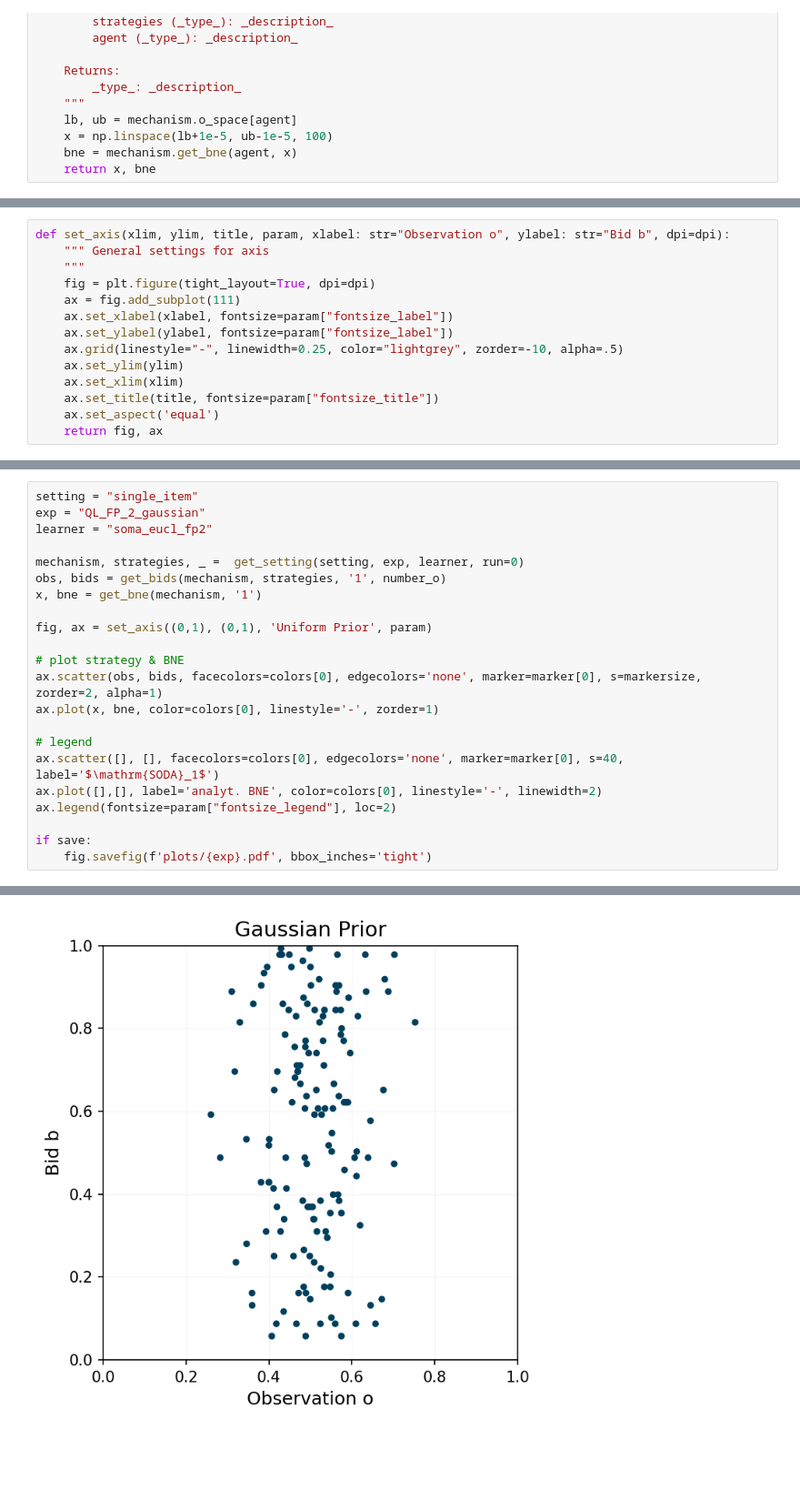
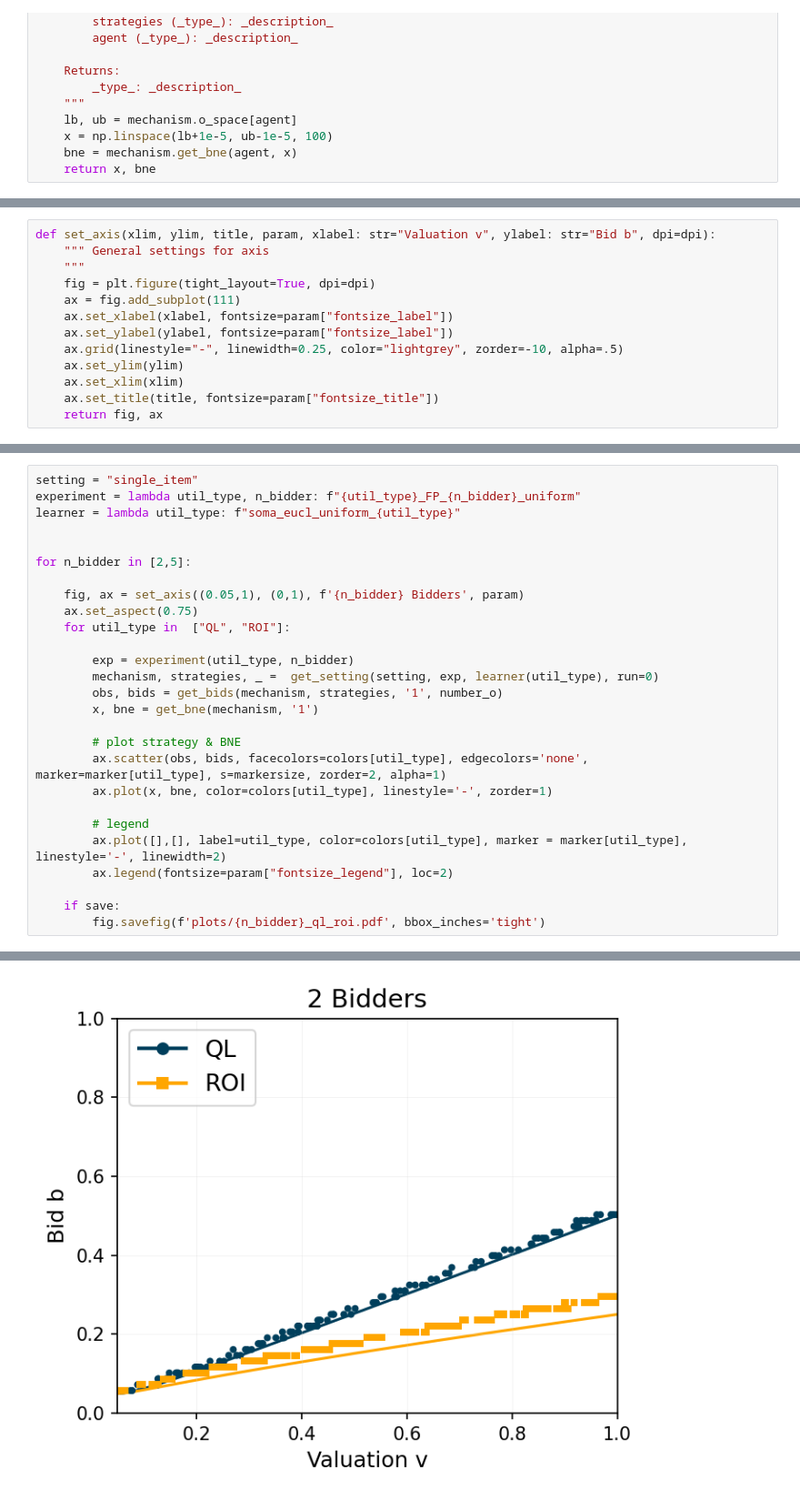
Before and after one commit to MOberlechner/soda, a Jupyter notebook: experiment/soda_util/results/plots.ipynb, the cells around one changed output, grey strips where cells are left out. Shown: that part at 91% size. Drawn from its saved outputs; the diff is of its cells as text; blank space fills up the shorter version.

Commit message:
add notebooks with plots

```diff
--- a/experiment/soda_util/results/plots.ipynb
+++ b/experiment/soda_util/results/plots.ipynb
@@ -76,7 +89,7 @@ markersize = 20
 dpi = 150
 save = False
 # %%
-def set_axis(xlim, ylim, title, param, xlabel: str="Observation o", ylabel: str="Bid b", dpi=dpi):
+def set_axis(xlim, ylim, title, param, xlabel: str="Valuation v", ylabel: str="Bid b", dpi=dpi):
     """ General settings for axis
     """
     fig = plt.figure(tight_layout=True, dpi=dpi)
@@ -87,5 +100,4 @@ def set_axis(xlim, ylim, title, param, xlabel: str="Observation o", ylabel: str=
     ax.set_ylim(ylim)
     ax.set_xlim(xlim)
     ax.set_title(title, fontsize=param["fontsize_title"])
-    ax.set_aspect('equal')
     return fig, ax
@@ -94,24 +166,29 @@ def set_axis(xlim, ylim, title, param, xlabel: str="Observation o", ylabel: str=
 # %%
 setting = "single_item"
-exp = "QL_FP_2_gaussian"
-learner = "soma_eucl_fp2"
+experiment = lambda util_type, n_bidder: f"{util_type}_FP_{n_bidder}_uniform"
+learner = lambda util_type: f"soma_eucl_uniform_{util_type}"
 
-mechanism, strategies, _ =  get_setting(setting, exp, learner, run=0)
-obs, bids = get_bids(mechanism, strategies, '1', number_o)
-x, bne = get_bne(mechanism, '1')
 
-fig, ax = set_axis((0,1), (0,1), 'Uniform Prior', param)
+for n_bidder in [2,5]:
 
-# plot strategy & BNE
-ax.scatter(obs, bids, facecolors=colors[0], edgecolors='none', marker=marker[0], s=markersize, zorder=2, alpha=1)
-ax.plot(x, bne, color=colors[0], linestyle='-', zorder=1)
+    fig, ax = set_axis((0.05,1), (0,1), f'{n_bidder} Bidders', param)
+    ax.set_aspect(0.75)
+    for util_type in  ["QL", "ROI"]:
 
-# legend
-ax.scatter([], [], facecolors=colors[0], edgecolors='none', marker=marker[0], s=40,  label='$\mathrm{SODA}_1$')
-ax.plot([],[], label='analyt. BNE', color=colors[0], linestyle='-', linewidth=2)
-ax.legend(fontsize=param["fontsize_legend"], loc=2)
+        exp = experiment(util_type, n_bidder)
+        mechanism, strategies, _ =  get_setting(setting, exp, learner(util_type), run=0)
+        obs, bids = get_bids(mechanism, strategies, '1', number_o)
+        x, bne = get_bne(mechanism, '1')
 
-if save:
-    fig.savefig(f'plots/{exp}.pdf', bbox_inches='tight')
+        # plot strategy & BNE
+        ax.scatter(obs, bids, facecolors=colors[util_type], edgecolors='none', marker=marker[util_type], s=markersize, zorder=2, alpha=1)
+        ax.plot(x, bne, color=colors[util_type], linestyle='-', zorder=1)
+
+        # legend
+        ax.plot([],[], label=util_type, color=colors[util_type], marker = marker[util_type], linestyle='-', linewidth=2)
+        ax.legend(fontsize=param["fontsize_legend"], loc=2)
+
+    if save:
+        fig.savefig(f'plots/{n_bidder}_ql_roi.pdf', bbox_inches='tight')
 # %% [output]
 own gradient
@@ -120 +198 @@ ValueError: x, y, and format string must not be None
-[figure, old version]
+[figure, new version]
```
Also changed, not shown: parts of 21 cells of this notebook.
